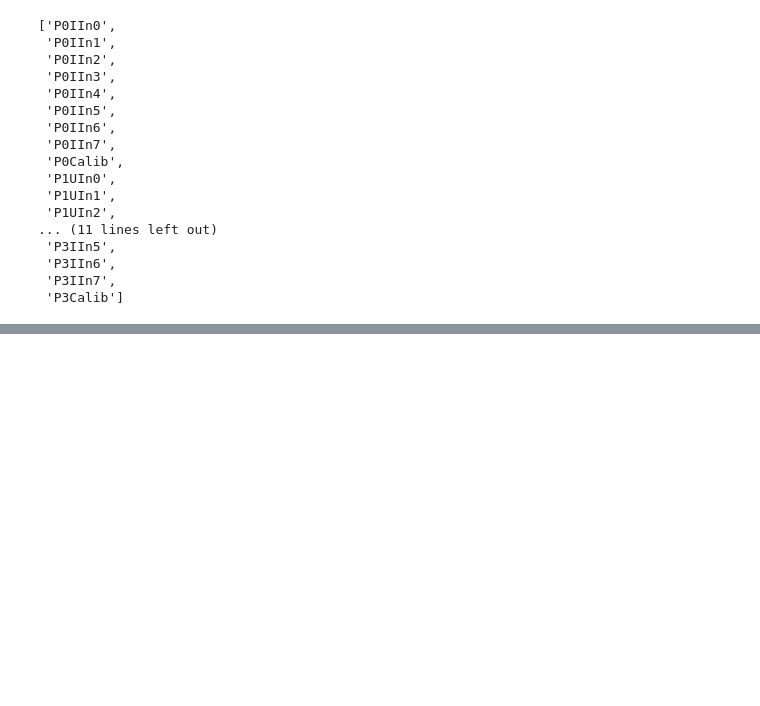
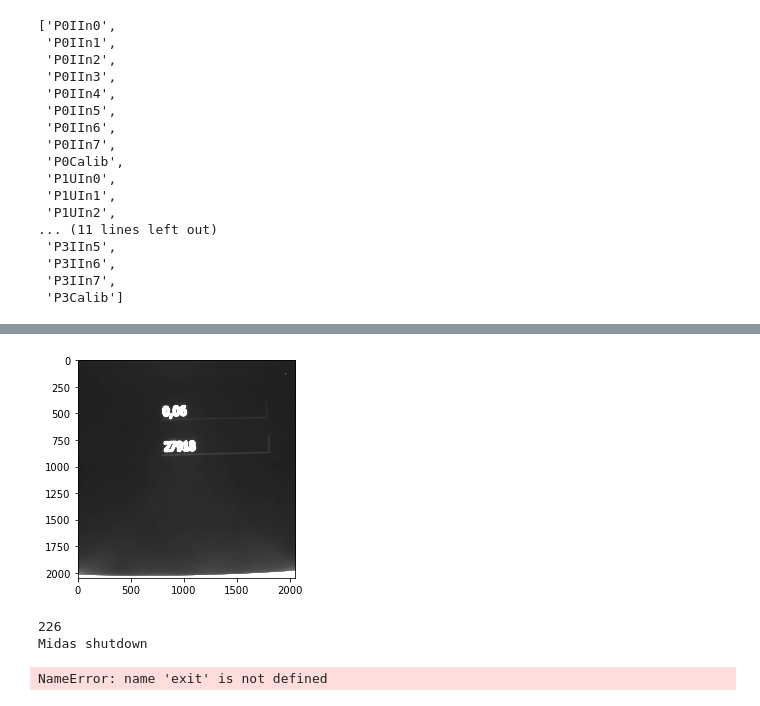
Before and after one commit to CYGNUS-RD/middleware, a Jupyter notebook: dev/readMidasODB.ipynb, the cells around one changed output, grey strips where cells are left out. Drawn from its saved outputs; the diff is of its cells as text; code cells hidden in the pictures; blank space fills up the shorter version.

```diff
--- a/dev/readMidasODB.ipynb
+++ b/dev/readMidasODB.ipynb
@@ -288,0 +369,65 @@ event = client.receive_event(buffer_handle, async_flag=True)
+# %%
+"""
+A simple client that registers to receive events from midas.
+"""
+from IPython import display
+
+from matplotlib import pyplot as plt
+import numpy as np
+import os
+
+
+import midas
+import midas.client
+
+if __name__ == "__main__":
+    # Create our client
+    client = midas.client.MidasClient("pytest")
+
+    # Define which buffer we want to listen for events on (SYSTEM is the
+    # main midas buffer).
+    buffer_handle = client.open_event_buffer("SYSTEM",None,1000000000)
+
+    # Request events from this buffer that match certain criteria. In this
+    # case we will only be told about events with an "event ID" of 14.
+    request_id = client.register_event_request(buffer_handle, event_id = 1)
+
+    while True:
+        try:
+            # If there's an event ready, `event` will contain a `midas.event.Event`
+            # object. If not, it will be None. If you want to block waiting for an
+            # event to arrive, you could set async_flag to False.
+            event = client.receive_event(buffer_handle, async_flag=True)
+
+            if event is not None:
+
+                shape = int(event.banks['CAM0'].size_bytes/2**12)
+                image = np.reshape(event.banks['CAM0'].data, (shape, shape))
+
+                plt.imshow(image, cmap='gray', vmin=95, vmax=1000)
+
+                plt.pause(1)
+
+                print(event.banks['CAM0'].data[1000])
+                # Print some information to screen about this event.
+                #bank_names = ", ".join(b.name for b in event.banks)
+                #print("Received event with timestamp %s containing banks %s" % (event.header.timestamp, bank_names))
+
+            # Talk to midas so it knows we're alive, or can kill us if the user
+            # pressed the "stop program" button.
+            client.communicate(10)
+            display.display(plt.show())
+            display.clear_output()
+        except KeyboardInterrupt:
+            # You don't have to cancel the event request manually (it will be done
+            # automatically when the program exits), but for completeness we're just
+            # showing that such a function exists.
+            client.deregister_event_request(buffer_handle, request_id)
+            # Disconnect from midas before we exit.
+            client.disconnect()
+            break
+# %% [output]
+[figure, added]
+226
+Midas shutdown
+NameError: name 'exit' is not defined
```
Also changed, not shown: parts of 6 cells of this notebook, 4 other files.
